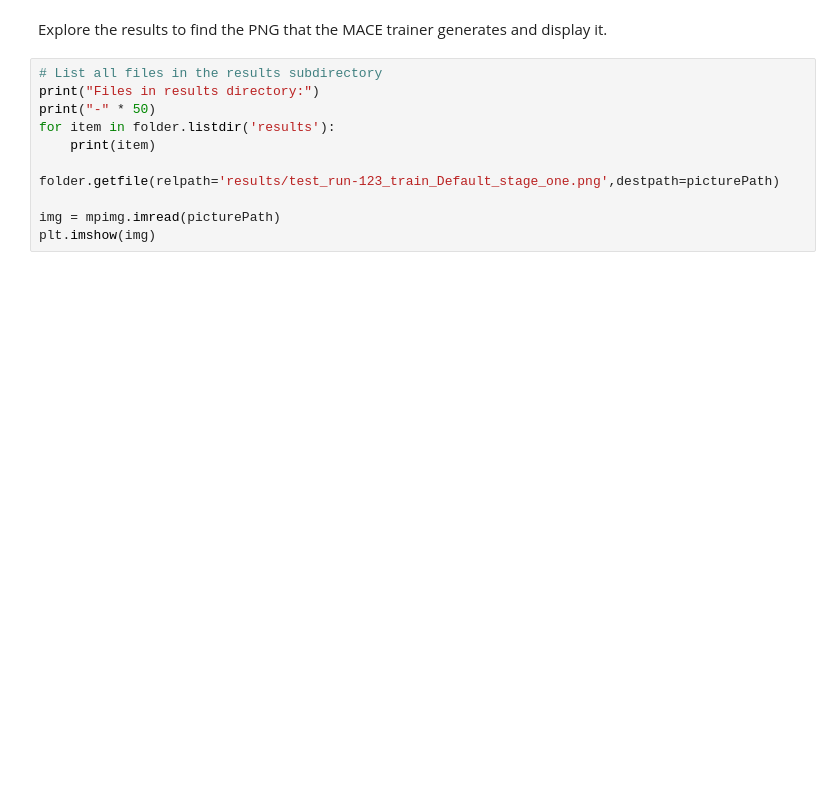
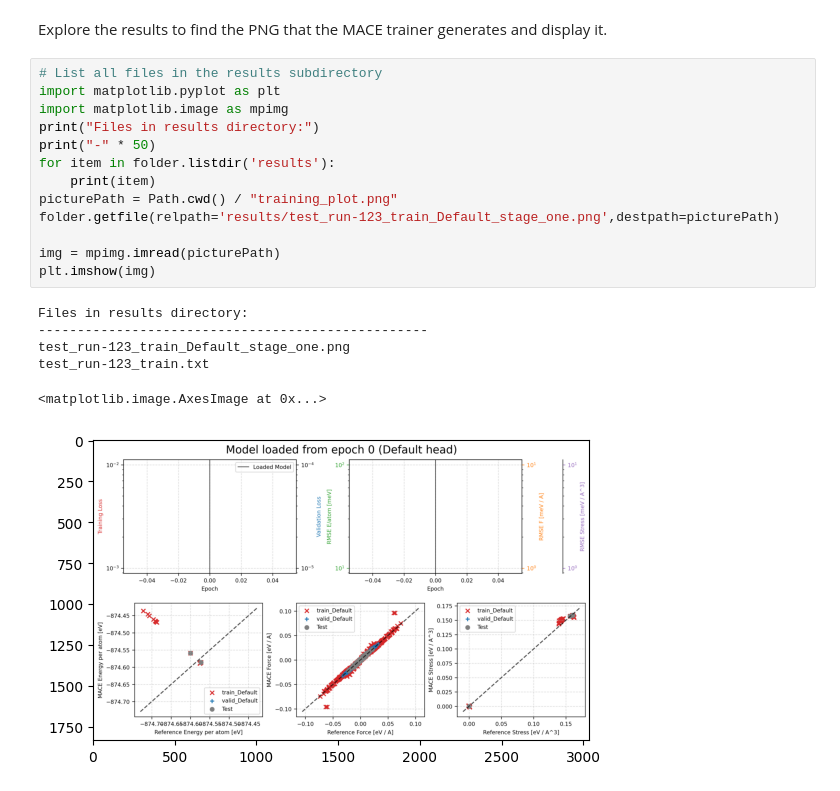
Before and after one commit to stfc/aiida-mlip, a Jupyter notebook: examples/tutorials/workgraphs/md_workgraph.ipynb, the cells around one changed output. Drawn from its saved outputs; the diff is of its cells as text; blank space fills up the shorter version.

Commit message:
fixed training plot for md wg

```diff
--- a/examples/tutorials/workgraphs/md_workgraph.ipynb
+++ b/examples/tutorials/workgraphs/md_workgraph.ipynb
@@ -555,12 +621,21 @@ for item in folder.listdir():
 Explore the results to find the PNG that the MACE trainer generates and display it.
 # %%
 # List all files in the results subdirectory
+import matplotlib.pyplot as plt
+import matplotlib.image as mpimg
 print("Files in results directory:")
 print("-" * 50)
 for item in folder.listdir('results'):
     print(item)
-
+picturePath = Path.cwd() / "training_plot.png"
 folder.getfile(relpath='results/test_run-123_train_Default_stage_one.png',destpath=picturePath)
 
 img = mpimg.imread(picturePath)
 plt.imshow(img)
+# %% [output]
+Files in results directory:
+--------------------------------------------------
+test_run-123_train_Default_stage_one.png
+test_run-123_train.txt
+<matplotlib.image.AxesImage at 0x...>
+[figure, added]
```
Also changed, not shown: parts of 5 cells of this notebook.
